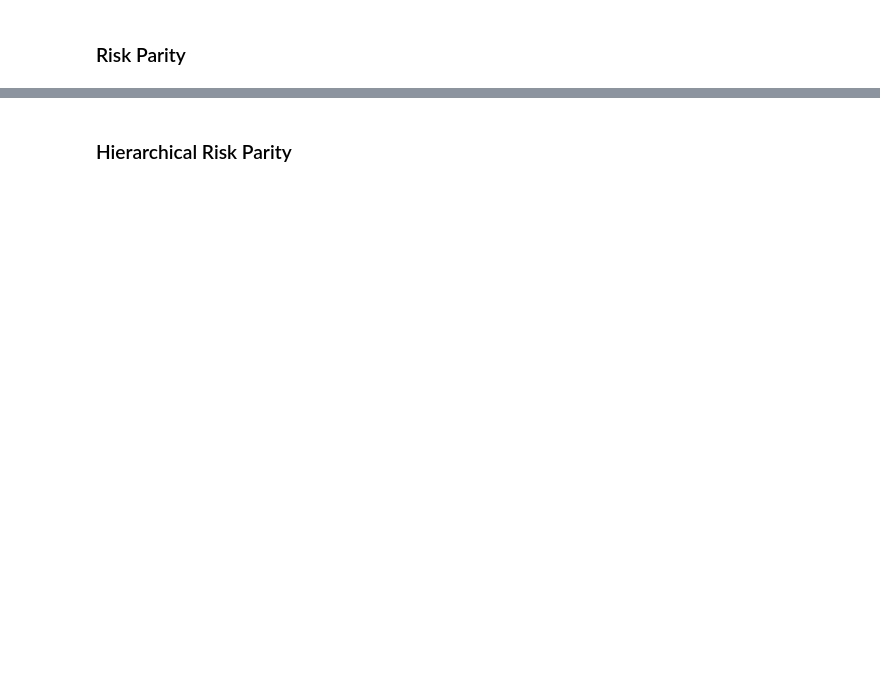
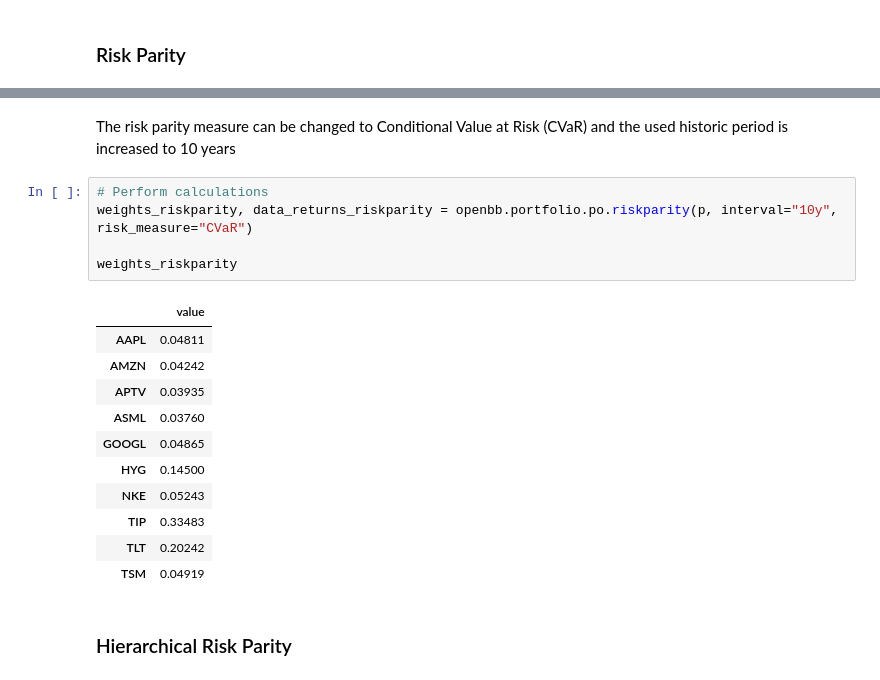
Before and after one commit to dMLTquant/openbb_sdk_exporation, a Jupyter notebook: obb_02-09_modules_portfolio.ipynb, the cells around one changed output, grey strips where cells are left out. Drawn from its saved outputs; the diff is of its cells as text; blank space fills up the shorter version.

```diff
--- a/obb_02-09_modules_portfolio.ipynb
+++ b/obb_02-09_modules_portfolio.ipynb
@@ -300,2 +335,21 @@ SP_500_Portfolio.xl     [ <=>                ] 148.61K  --.-KB/s    in 0.02s
+# %% [markdown]
+The risk parity measure can be changed to Conditional Value at Risk (CVaR) and the used historic period is increased to 10 years
+# %%
+# Perform calculations
+weights_riskparity, data_returns_riskparity = openbb.portfolio.po.riskparity(p, interval="10y", risk_measure="CVaR")
+
+weights_riskparity
+# %% [output]
+|  | value |
+| AAPL | 0.04811 |
+| AMZN | 0.04242 |
+| APTV | 0.03935 |
+| ASML | 0.03760 |
+| GOOGL | 0.04865 |
+| HYG | 0.14500 |
+| NKE | 0.05243 |
+| TIP | 0.33483 |
+| TLT | 0.20242 |
+| TSM | 0.04919 |
 # %% [markdown]
 ### Hierarchical Risk Parity
```
Also changed, not shown: parts of 7 cells of this notebook.
